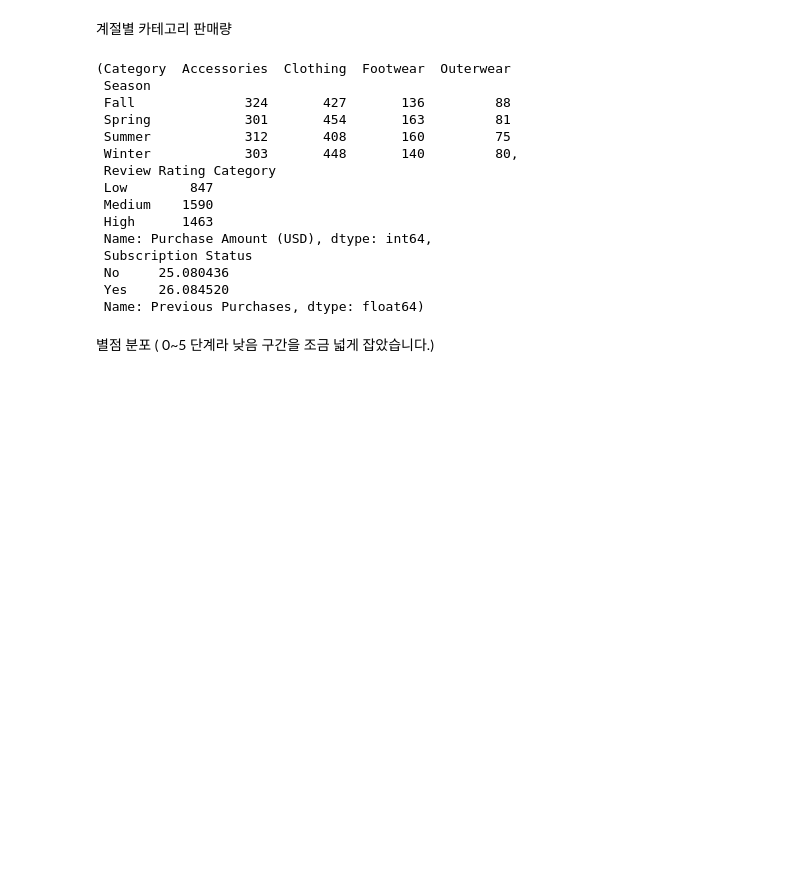
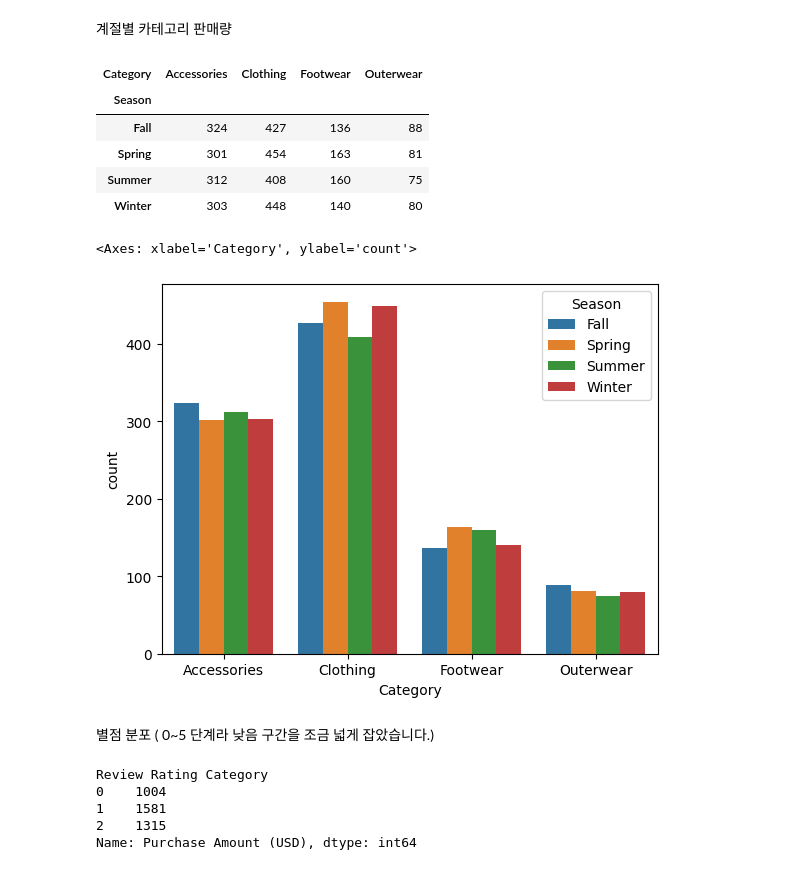
Before and after one commit to SUUYEONN/DevCourse_2rd_project, a Jupyter notebook: CBC_DA.ipynb, the cells around one changed output. Drawn from its saved outputs; the diff is of its cells as text; code cells hidden in the pictures; blank space fills up the shorter version.

```diff
--- a/CBC_DA.ipynb
+++ b/CBC_DA.ipynb
@@ -3,5 +3,5 @@ import pandas as pd
 import matplotlib.pyplot as plt
 import seaborn as sns
 # %%
-df = pd.read_csv("shopping_trends.csv")
+df = pd.read_csv("shopping_trends_updated1.csv")
 # %%
@@ -291,25 +267,29 @@ Length: 175, dtype: int64
 seasonal_trends = df1.groupby(['Season', 'Category'])['Purchase Amount (USD)'].count().unstack().fillna(0)
 seasonal_trends
 # %% [output]
-(Category  Accessories  Clothing  Footwear  Outerwear
- Season
- Fall              324       427       136         88
- Spring            301       454       163         81
- Summer            312       408       160         75
- Winter            303       448       140         80,
- Review Rating Category
- Low        847
- Medium    1590
- High      1463
- Name: Purchase Amount (USD), dtype: int64,
- Subscription Status
- No     25.080436
- Yes    26.084520
- Name: Previous Purchases, dtype: float64)
+| Category | Accessories | Clothing | Footwear | Outerwear |
+| Season |  |  |  |  |
+| Fall | 324 | 427 | 136 | 88 |
+| Spring | 301 | 454 | 163 | 81 |
+| Summer | 312 | 408 | 160 | 75 |
+| Winter | 303 | 448 | 140 | 80 |
+# %%
+data_long = seasonal_trends.reset_index().melt(id_vars='Season', var_name='Category', value_name='count')
+
+sns.barplot(data=data_long, x='Category', y='count', hue='Season')
+# %% [output]
+<Axes: xlabel='Category', ylabel='count'>
+[figure, added]
 # %% [markdown]
 별점 분포 ( 0~5 단계라 낮음 구간을 조금 넓게 잡았습니다.)
 # %%
-df1['Review Rating Category'] = pd.cut(df1['Review Rating'], bins=[0, 3, 4, 5], labels=['Low', 'Medium', 'High'])
+df1['Review Rating Category'] = pd.cut(df1['Review Rating'], bins=[0, 3.1, 4.1, 5], labels=['0', '1', '2'])
 review_rating_relationship = df1.groupby('Review Rating Category')['Purchase Amount (USD)'].count()
 
 review_rating_relationship
+# %% [output]
+Review Rating Category
+0    1004
+1    1581
+2    1315
+Name: Purchase Amount (USD), dtype: int64
```
Also changed, not shown: parts of 42 cells of this notebook.
